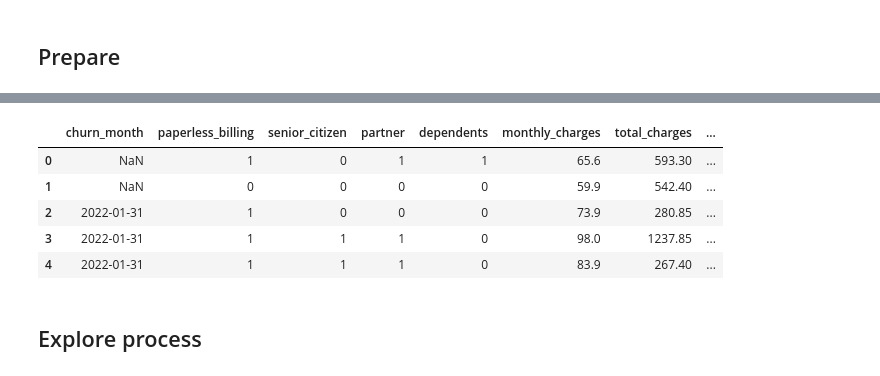
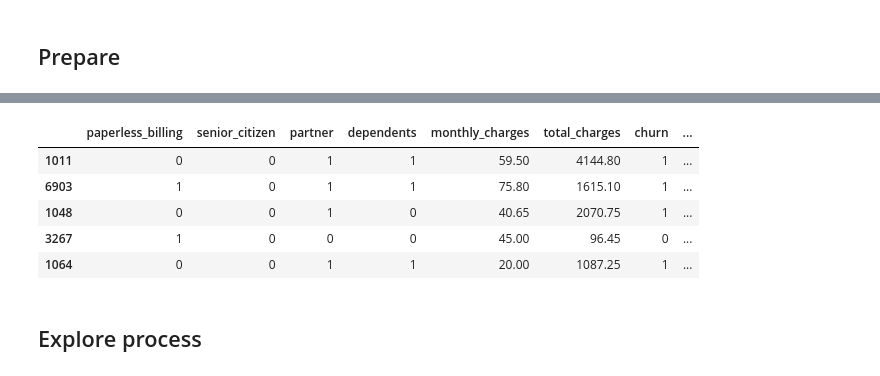
Before and after one commit to JoshuaHolt-Tech/classification_project, a Jupyter notebook: working_notebook.ipynb, the cells around one changed output, grey strips where cells are left out. Saved outputs shown, nothing was run; the diff lists cells and outputs as text; code cells hidden in the pictures.

```diff
--- a/working_notebook.ipynb
+++ b/working_notebook.ipynb
@@ -67,12 +77,15 @@ working_df = prep_telco(master_df)
-# %%
-working_df.head()
-# %% [output]
-|  | churn_month | paperless_billing | senior_citizen | partner | dependents | monthly_charges | total_charges | ... |
-| 0 | NaN | 1 | 0 | 1 | 1 | 65.6 | 593.30 | ... |
-| 1 | NaN | 0 | 0 | 0 | 0 | 59.9 | 542.40 | ... |
-| 2 | 2022-01-31 | 1 | 0 | 0 | 0 | 73.9 | 280.85 | ... |
-| 3 | 2022-01-31 | 1 | 1 | 1 | 0 | 98.0 | 1237.85 | ... |
-| 4 | 2022-01-31 | 1 | 1 | 1 | 0 | 83.9 | 267.40 | ... |
+# %%
+#Seperate data into train(35%), validate(35%) and test(30%) Data Frames:
+#Random seed of 1969
+train_df, val_df, test_df = train_validate(working_df, 'churn')
+train_df.sample(5)
+# %% [output]
+|  | paperless_billing | senior_citizen | partner | dependents | monthly_charges | total_charges | churn | ... |
+| 1011 | 0 | 0 | 1 | 1 | 59.50 | 4144.80 | 1 | ... |
+| 6903 | 1 | 0 | 1 | 1 | 75.80 | 1615.10 | 1 | ... |
+| 1048 | 0 | 0 | 1 | 0 | 40.65 | 2070.75 | 1 | ... |
+| 3267 | 1 | 0 | 0 | 0 | 45.00 | 96.45 | 0 | ... |
+| 1064 | 0 | 0 | 1 | 1 | 20.00 | 1087.25 | 1 | ... |
 # %% [markdown]
 ## Explore process <a class="anchor" id="explore1"></a>
 # %%
```
Also changed, not shown: parts of 5 cells of this notebook, 2 other files.
